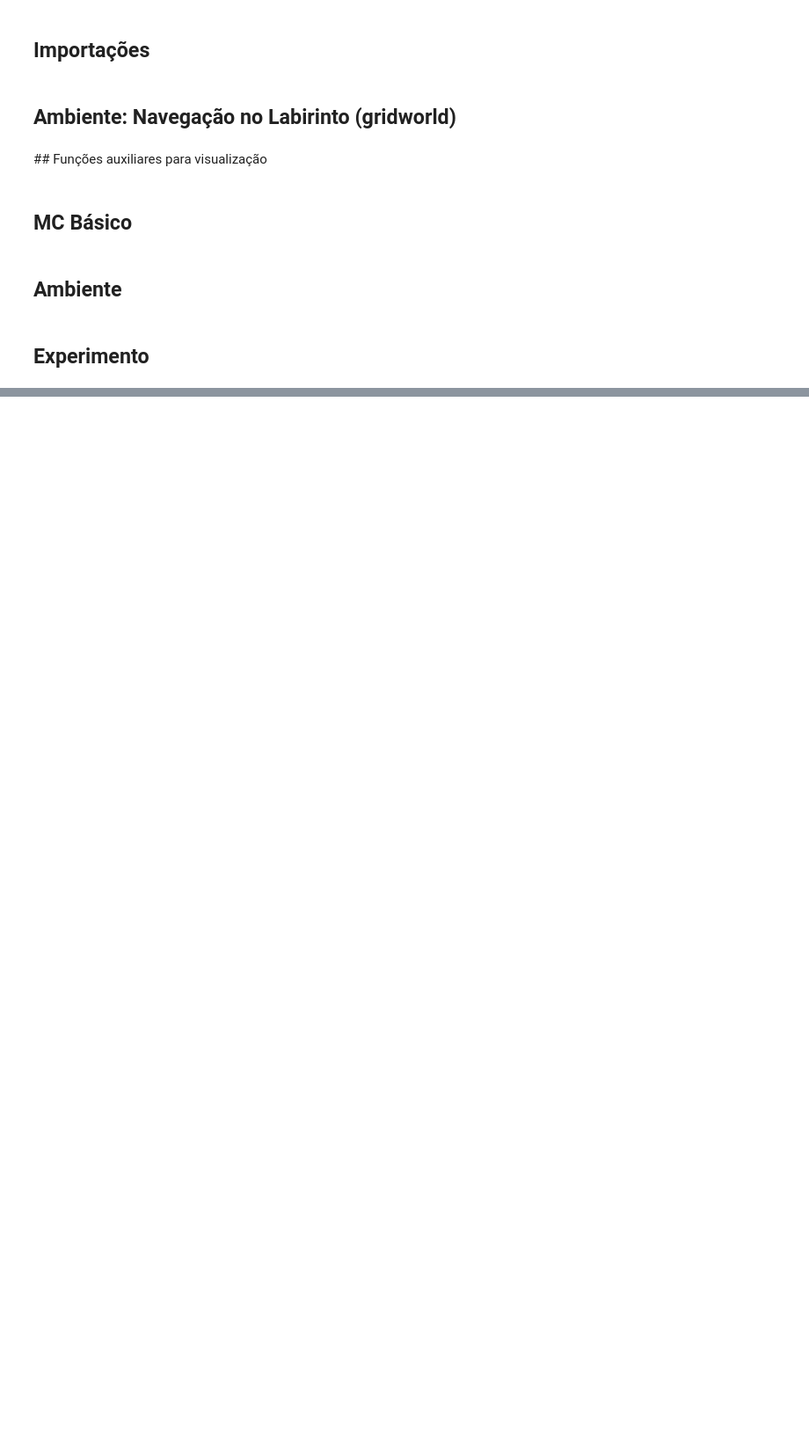
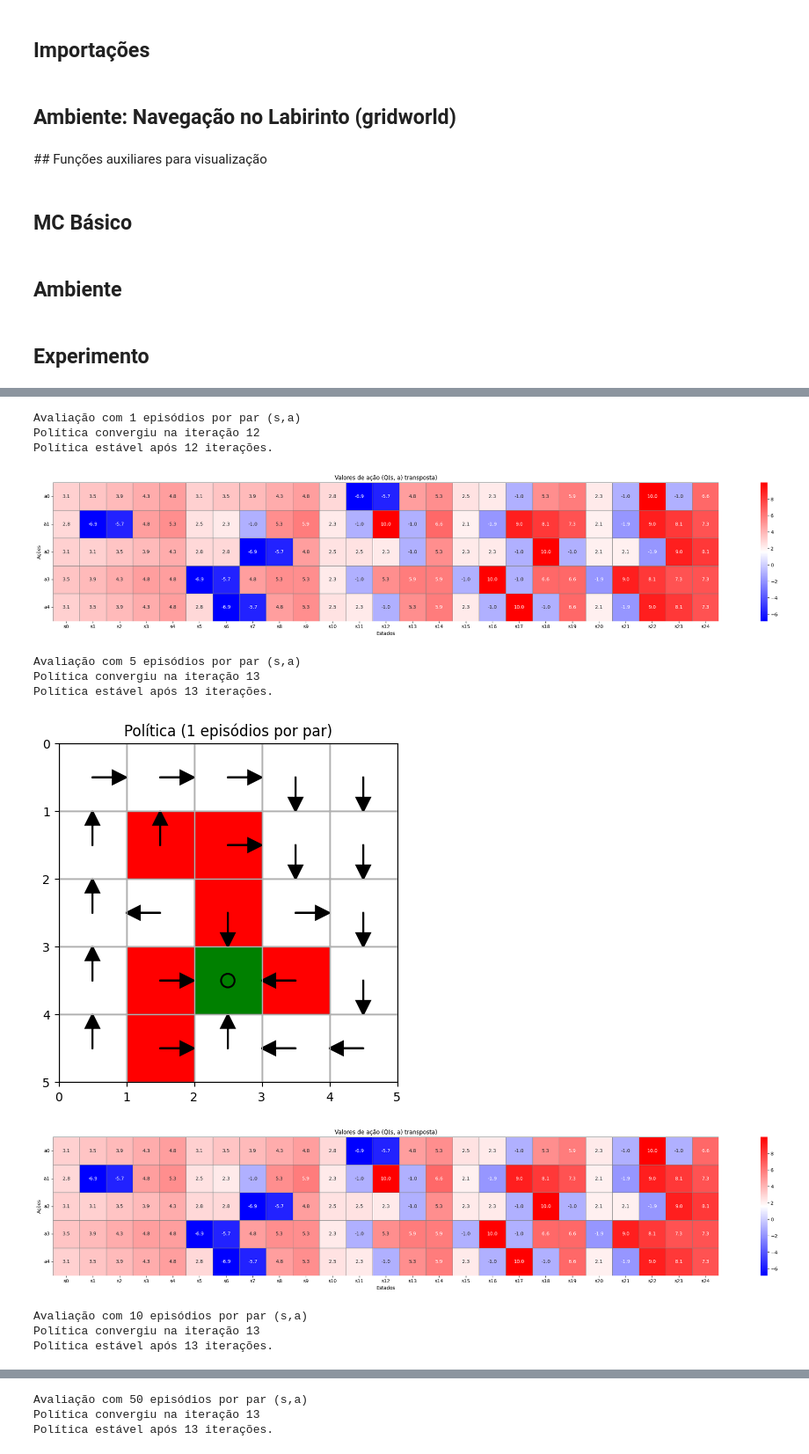
Before and after one commit to danluan/rl-labs, a Jupyter notebook: lab-4/lab_4_MC_basico.ipynb, the cells around one changed output, grey strips where cells are left out. Shown at 88% size. Cells and saved outputs as stored; diff of their text form; code cells hidden in the pictures; blank space fills up the shorter version.

```diff
--- a/lab-4/lab_4_MC_basico.ipynb
+++ b/lab-4/lab_4_MC_basico.ipynb
@@ -650,0 +688,28 @@ Política estável após 13 iterações.
+# %%
+episodios_por_par_s_a = [1, 5, 10, 50, 100]
+
+for i, n_episodios in enumerate(episodios_por_par_s_a):
+    print(f"\nAvaliação com {n_episodios} episódios por par (s,a)")
+    q_opt, pi_opt, n_iter = mc_basico(
+        ambiente,
+        gamma=0.9,
+        episodios_por_par_s_a=n_episodios,
+        max_iter=100,
+        horizonte_T=100
+    )
+    print(f"Política estável após {n_iter} iterações.")
+    plot_valores_de_acao(q_opt)
+    plot_policy(ambiente, pi_opt, titulo=f"Política ({n_episodios} episódios por par)")
+# %% [output]
+Avaliação com 1 episódios por par (s,a)
+Política convergiu na iteração 12
+Política estável após 12 iterações.
+[figure, added]
+Avaliação com 5 episódios por par (s,a)
+Política convergiu na iteração 13
+Política estável após 13 iterações.
+[figure, added]
+[figure, added]
+Avaliação com 10 episódios por par (s,a)
+Política convergiu na iteração 13
+Política estável após 13 iterações.
@@ -650,0 +718,3 @@ Política estável após 13 iterações.
+Avaliação com 50 episódios por par (s,a)
+Política convergiu na iteração 13
+Política estável após 13 iterações.
```
Also changed, not shown: parts of 10 cells of this notebook.
